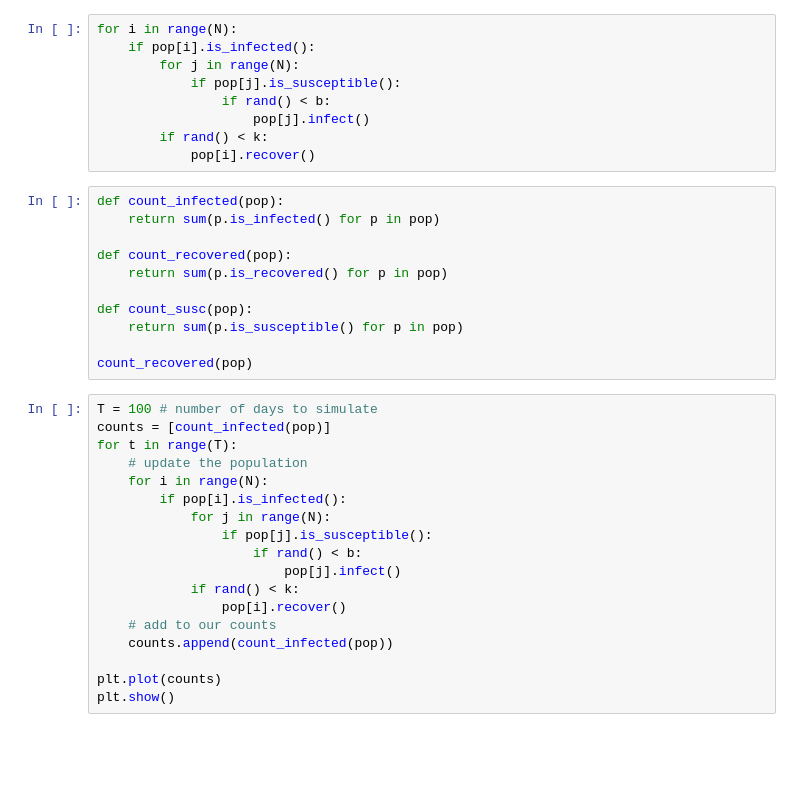
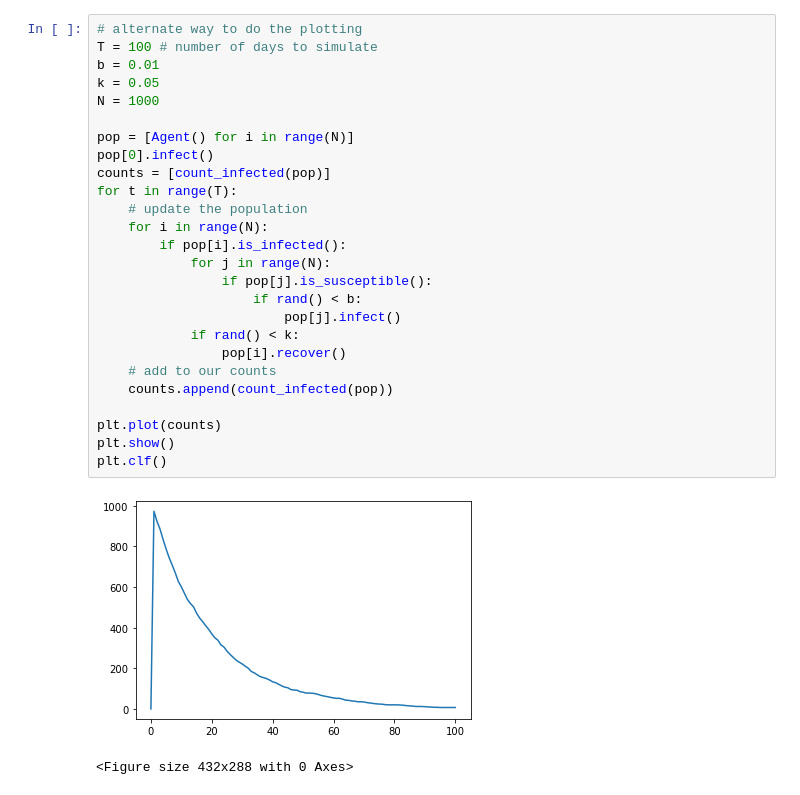
Before and after one commit to caam37830/project-group-1, a Jupyter notebook: scripts/discrete.ipynb, the cells around one changed output. Saved outputs shown, nothing was run; the diff lists cells and outputs as text; blank space fills up the shorter version.

```diff
--- a/scripts/discrete.ipynb
+++ b/scripts/discrete.ipynb
@@ -12,38 +52,29 @@ TypeError: run_simulation() takes 1 positional argument but 3 were given
 # %%
-for i in range(N):
-    if pop[i].is_infected():
-        for j in range(N):
-            if pop[j].is_susceptible():
-                if rand() < b:
-                    pop[j].infect()
-        if rand() < k:
-            pop[i].recover()
+# alternate way to do the plotting
+T = 100 # number of days to simulate
+b = 0.01
+k = 0.05
+N = 1000
+
+pop = [Agent() for i in range(N)]
+pop[0].infect()
+counts = [count_infected(pop)]
+for t in range(T):
+    # update the population
+    for i in range(N):
+        if pop[i].is_infected():
+            for j in range(N):
+                if pop[j].is_susceptible():
+                    if rand() < b:
+                        pop[j].infect()
+            if rand() < k:
+                pop[i].recover()
+    # add to our counts
+    counts.append(count_infected(pop))
+
+plt.plot(counts)
+plt.show()
+plt.clf()
+# %% [output]
+[figure, added]
+<Figure size 432x288 with 0 Axes>
-# %%
-def count_infected(pop):
-    return sum(p.is_infected() for p in pop)
-
-def count_recovered(pop):
-    return sum(p.is_recovered() for p in pop)
-
-def count_susc(pop):
-    return sum(p.is_susceptible() for p in pop)
-
-count_recovered(pop)
-# %%
-T = 100 # number of days to simulate
-counts = [count_infected(pop)]
-for t in range(T):
-    # update the population
-    for i in range(N):
-        if pop[i].is_infected():
-            for j in range(N):
-                if pop[j].is_susceptible():
-                    if rand() < b:
-                        pop[j].infect()
-            if rand() < k:
-                pop[i].recover()
-    # add to our counts
-    counts.append(count_infected(pop))
-
-plt.plot(counts)
-plt.show()
```
Also changed, not shown: parts of 6 cells of this notebook, 1 other file.
